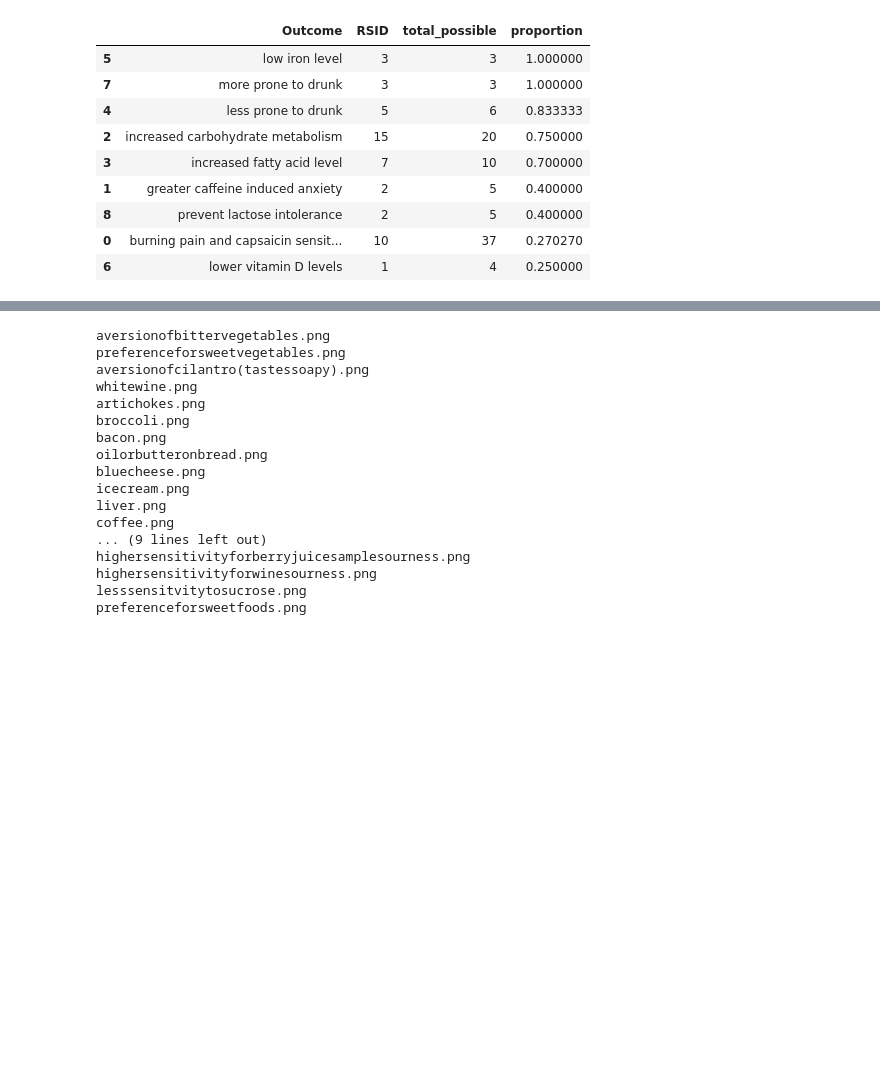
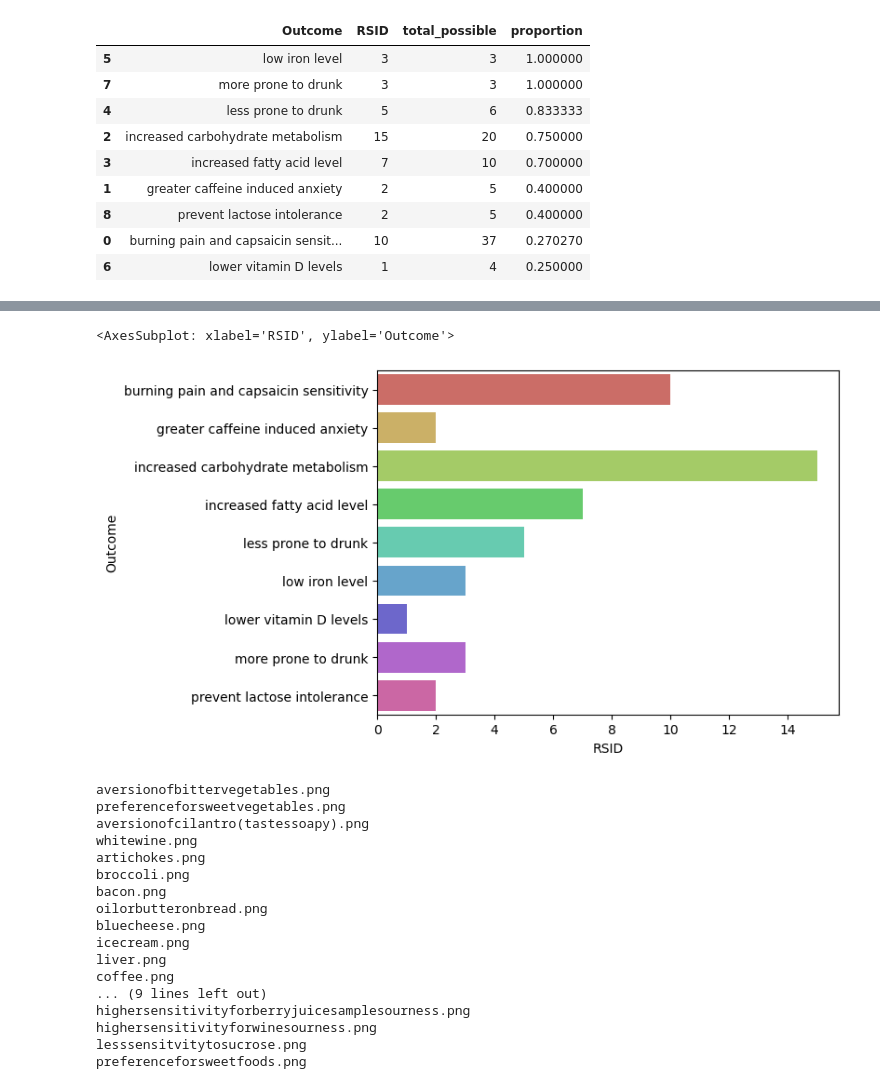
Before and after one commit to natalie-w/genebeans, a Jupyter notebook: EDA.ipynb, the cells around one changed output, grey strips where cells are left out. Cells and saved outputs as stored; diff of their text form; code cells hidden in the pictures; blank space fills up the shorter version.

```diff
--- a/EDA.ipynb
+++ b/EDA.ipynb
@@ -195,3 +211,8 @@ met_outcome.sort_values("proportion", ascending=False)
+# %%
+sns.barplot(data=met_outcome, y="Outcome", x="RSID", palette=sns.color_palette("hls", len(met_outcome.Outcome.unique())))
+# %% [output]
+<AxesSubplot: xlabel='RSID', ylabel='Outcome'>
+[figure, added]
 # %%
 for food in list(taste[taste["Type"] == 'Food'].Outcome.unique()):
     try:
```
Also changed, not shown: parts of 17 cells of this notebook, 1 other file.
